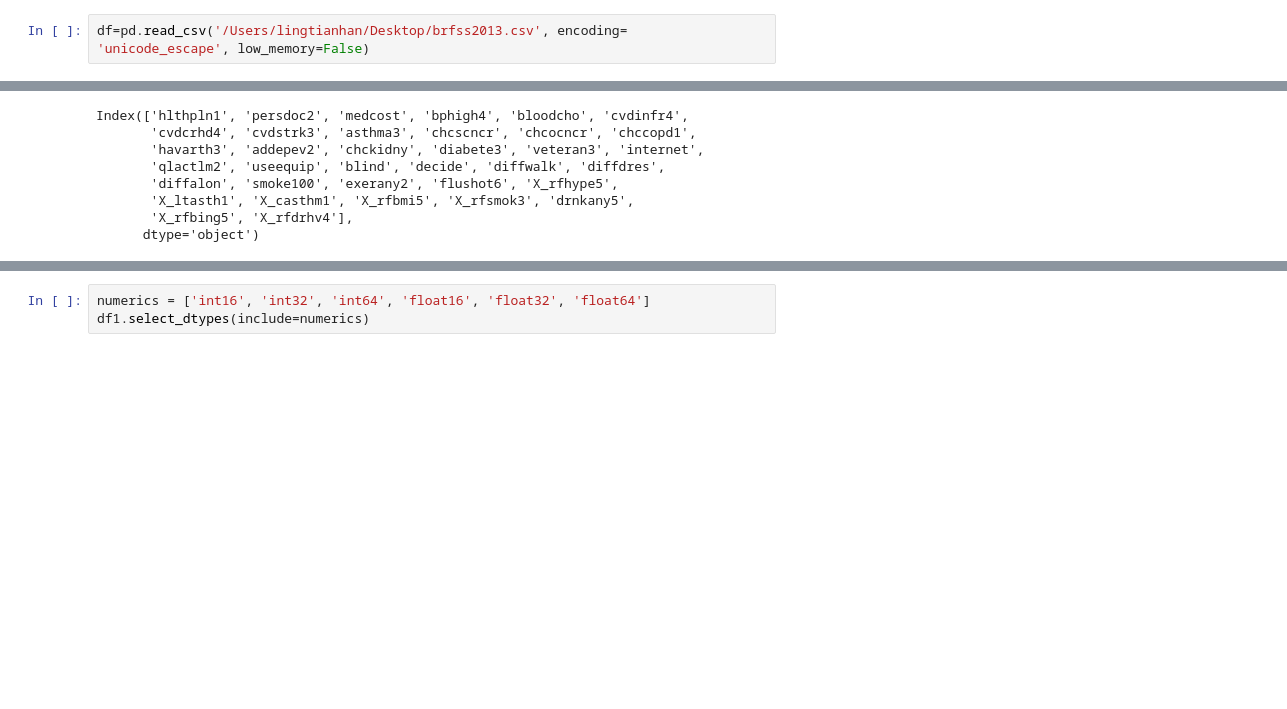
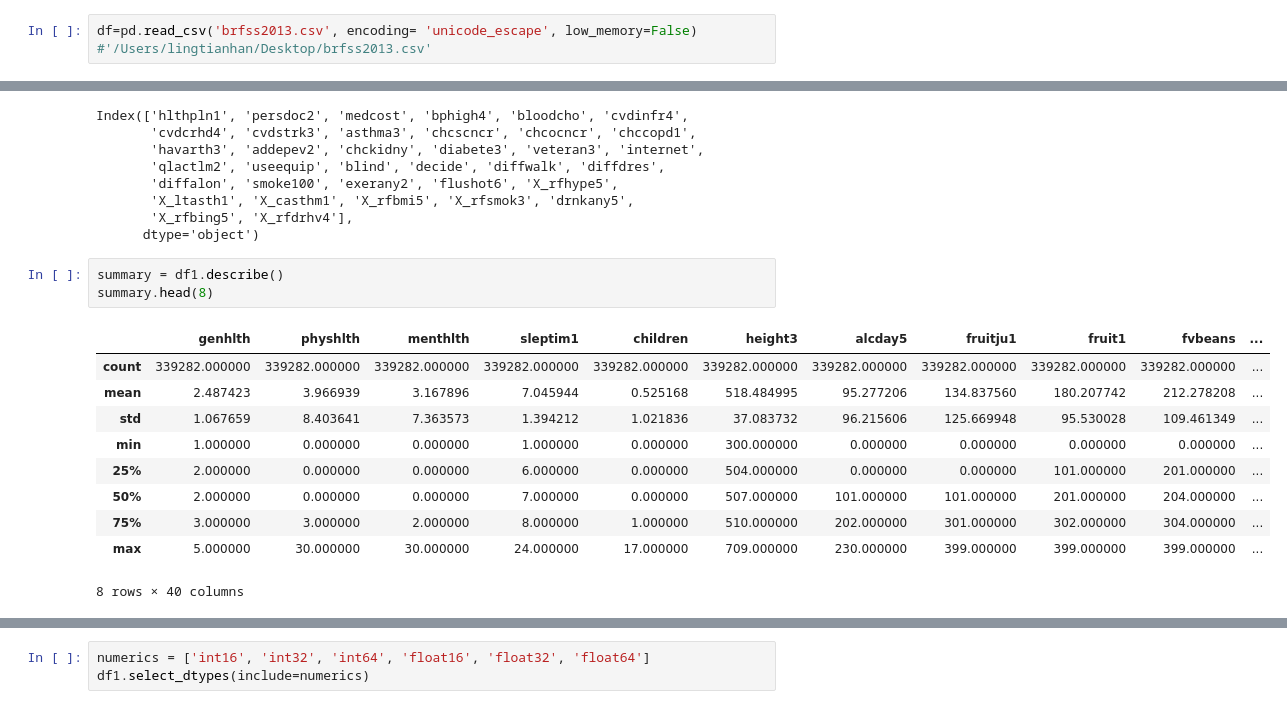
Before and after one commit to alicewuhhh/Health-Survey-Risk-Factors, a Jupyter notebook: Final_Project_Health_Survey_Risk.ipynb, the cells around one changed output, grey strips where cells are left out. Drawn from its saved outputs; the diff is of its cells as text; blank space fills up the shorter version.

```diff
--- a/Final_Project_Health_Survey_Risk.ipynb
+++ b/Final_Project_Health_Survey_Risk.ipynb
@@ -14,7 +14,7 @@ from sklearn.metrics import accuracy_score
 from sklearn.tree import DecisionTreeClassifier
 from sklearn.metrics import confusion_matrix
 # %%
-df=pd.read_csv('/Users/lingtianhan/Desktop/brfss2013.csv', encoding= 'unicode_escape', low_memory=False)
+df=pd.read_csv('brfss2013.csv', encoding= 'unicode_escape', low_memory=False) #'/Users/lingtianhan/Desktop/brfss2013.csv'
 # %%
 df.shape
 # %% [output]
@@ -90,3 +103,17 @@ Index(['hlthpln1', 'persdoc2', 'medcost', 'bphigh4', 'bloodcho', 'cvdinfr4',
        'X_ltasth1', 'X_casthm1', 'X_rfbmi5', 'X_rfsmok3', 'drnkany5',
        'X_rfbing5', 'X_rfdrhv4'],
       dtype='object')
+# %%
+summary = df1.describe()
+summary.head(8)
+# %% [output]
+|  | genhlth | physhlth | menthlth | sleptim1 | children | height3 | alcday5 | fruitju1 | fruit1 | fvbeans | ... |
+| count | 339282.000000 | 339282.000000 | 339282.000000 | 339282.000000 | 339282.000000 | 339282.000000 | 339282.000000 | 339282.000000 | 339282.000000 | 339282.000000 | ... |
+| mean | 2.487423 | 3.966939 | 3.167896 | 7.045944 | 0.525168 | 518.484995 | 95.277206 | 134.837560 | 180.207742 | 212.278208 | ... |
+| std | 1.067659 | 8.403641 | 7.363573 | 1.394212 | 1.021836 | 37.083732 | 96.215606 | 125.669948 | 95.530028 | 109.461349 | ... |
+| min | 1.000000 | 0.000000 | 0.000000 | 1.000000 | 0.000000 | 300.000000 | 0.000000 | 0.000000 | 0.000000 | 0.000000 | ... |
+| 25% | 2.000000 | 0.000000 | 0.000000 | 6.000000 | 0.000000 | 504.000000 | 0.000000 | 0.000000 | 101.000000 | 201.000000 | ... |
+| 50% | 2.000000 | 0.000000 | 0.000000 | 7.000000 | 0.000000 | 507.000000 | 101.000000 | 101.000000 | 201.000000 | 204.000000 | ... |
+| 75% | 3.000000 | 3.000000 | 2.000000 | 8.000000 | 1.000000 | 510.000000 | 202.000000 | 301.000000 | 302.000000 | 304.000000 | ... |
+| max | 5.000000 | 30.000000 | 30.000000 | 24.000000 | 17.000000 | 709.000000 | 230.000000 | 399.000000 | 399.000000 | 399.000000 | ... |
+8 rows × 40 columns
```
Also changed, not shown: parts of 14 cells of this notebook.
